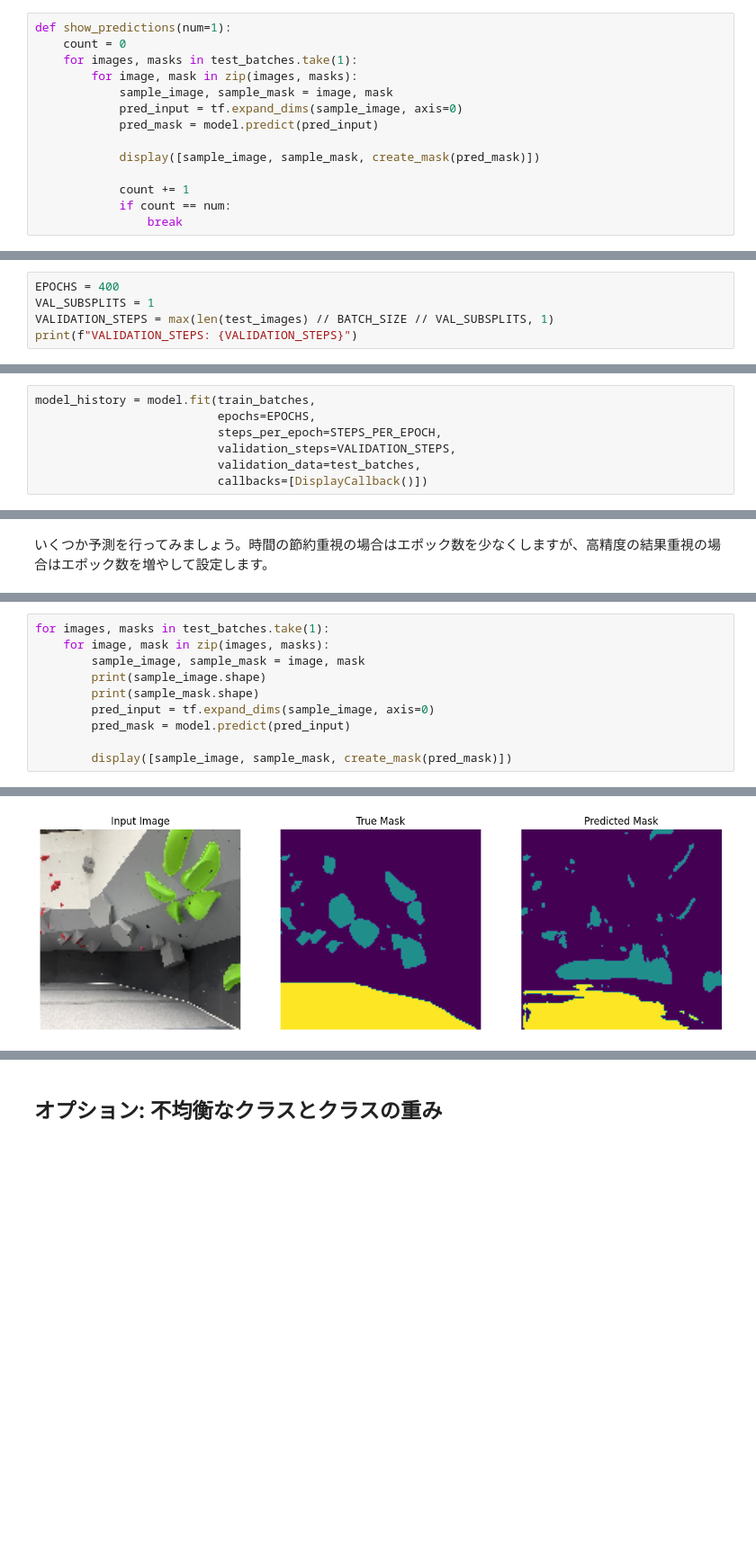
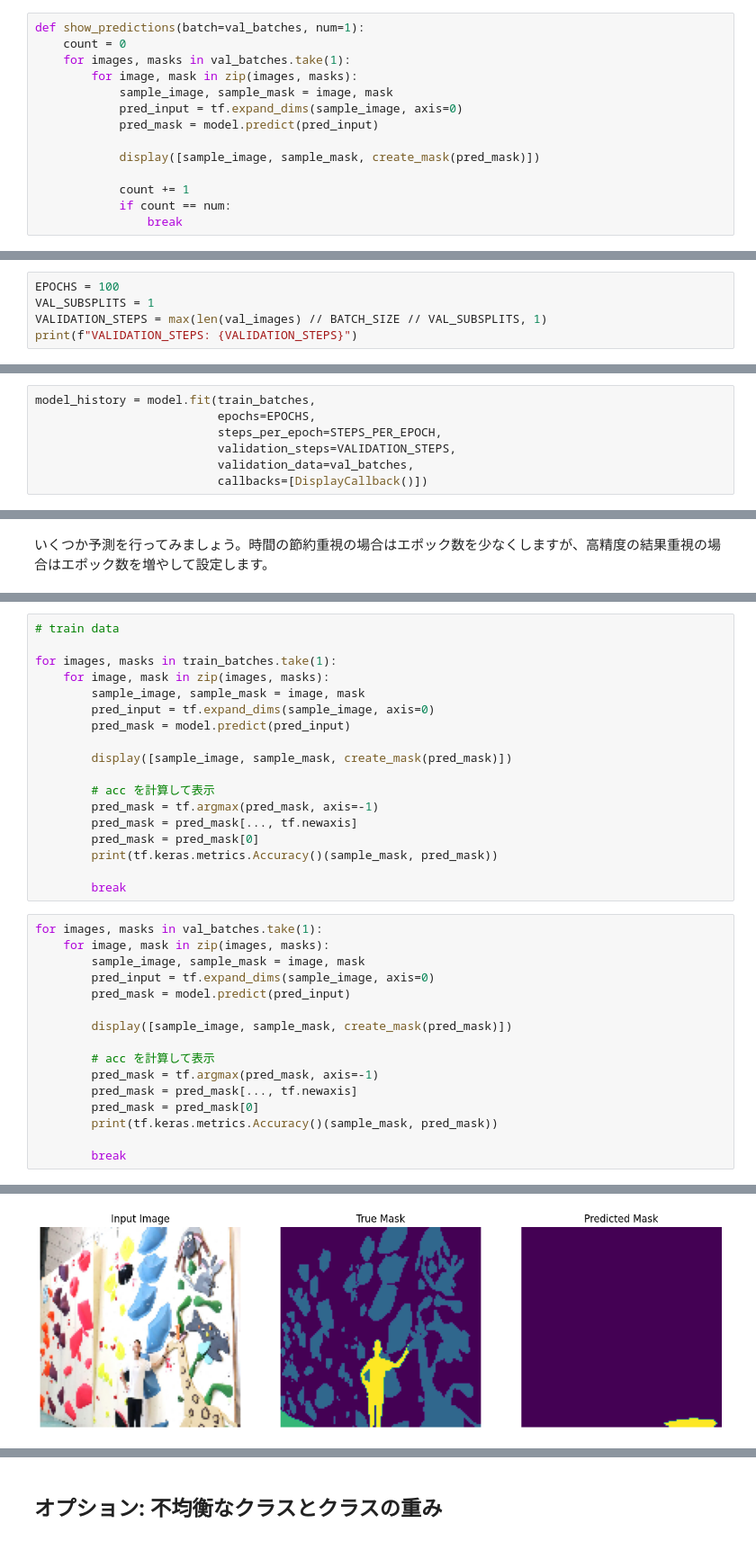
Before and after one commit to nagato0614/HoldsSegmentation, a Jupyter notebook: BoulderingSegment/hold_segment.ipynb, the cells around one changed output, grey strips where cells are left out. Shown at 90% size. Cells and saved outputs as stored; diff of their text form; blank space fills up the shorter version.

```diff
--- a/BoulderingSegment/hold_segment.ipynb
+++ b/BoulderingSegment/hold_segment.ipynb
@@ -609,9 +620,9 @@ def create_mask(pred_mask):
     pred_mask = pred_mask[..., tf.newaxis]
     return pred_mask[0]
 # %%
-def show_predictions(num=1):
+def show_predictions(batch=val_batches, num=1):
     count = 0
-    for images, masks in test_batches.take(1):
+    for images, masks in val_batches.take(1):
         for image, mask in zip(images, masks):
             sample_image, sample_mask = image, mask
             pred_input = tf.expand_dims(sample_image, axis=0)
@@ -641,9 +652,9 @@ class DisplayCallback(tf.keras.callbacks.Callback):
         for k in self.params.keys():
             print(f"{k}: {self.params[k]}")
 # %%
-EPOCHS = 400
+EPOCHS = 100
 VAL_SUBSPLITS = 1
-VALIDATION_STEPS = max(len(test_images) // BATCH_SIZE // VAL_SUBSPLITS, 1)
+VALIDATION_STEPS = max(len(val_images) // BATCH_SIZE // VAL_SUBSPLITS, 1)
 print(f"VALIDATION_STEPS: {VALIDATION_STEPS}")
 # %% [output]
 VALIDATION_STEPS: 1
@@ -652,7 +663,7 @@ model_history = model.fit(train_batches,
                           epochs=EPOCHS,
                           steps_per_epoch=STEPS_PER_EPOCH,
                           validation_steps=VALIDATION_STEPS,
-                          validation_data=test_batches,
+                          validation_data=val_batches,
                           callbacks=[DisplayCallback()])
 # %% [output]
 1/1 [==============================] - 0s 19ms/step
@@ -713,11 +736,35 @@ plt.show()
+# %%
+# train data
+
+for images, masks in train_batches.take(1):
+    for image, mask in zip(images, masks):
+        sample_image, sample_mask = image, mask
+        pred_input = tf.expand_dims(sample_image, axis=0)
+        pred_mask = model.predict(pred_input)
+
+        display([sample_image, sample_mask, create_mask(pred_mask)])
+
+        # acc を計算して表示
+        pred_mask = tf.argmax(pred_mask, axis=-1)
+        pred_mask = pred_mask[..., tf.newaxis]
+        pred_mask = pred_mask[0]
+        print(tf.keras.metrics.Accuracy()(sample_mask, pred_mask))
+
+        break
 # %%
-for images, masks in test_batches.take(1):
+for images, masks in val_batches.take(1):
     for image, mask in zip(images, masks):
         sample_image, sample_mask = image, mask
-        print(sample_image.shape)
-        print(sample_mask.shape)
         pred_input = tf.expand_dims(sample_image, axis=0)
         pred_mask = model.predict(pred_input)
 
         display([sample_image, sample_mask, create_mask(pred_mask)])
+
+        # acc を計算して表示
+        pred_mask = tf.argmax(pred_mask, axis=-1)
+        pred_mask = pred_mask[..., tf.newaxis]
+        pred_mask = pred_mask[0]
+        print(tf.keras.metrics.Accuracy()(sample_mask, pred_mask))
+
+        break
 # %% [output]
@@ -727 +772 @@ for images, masks in test_batches.take(1):
-[figure, old version]
+[figure, new version]
```
Also changed, not shown: parts of 18 cells of this notebook.
